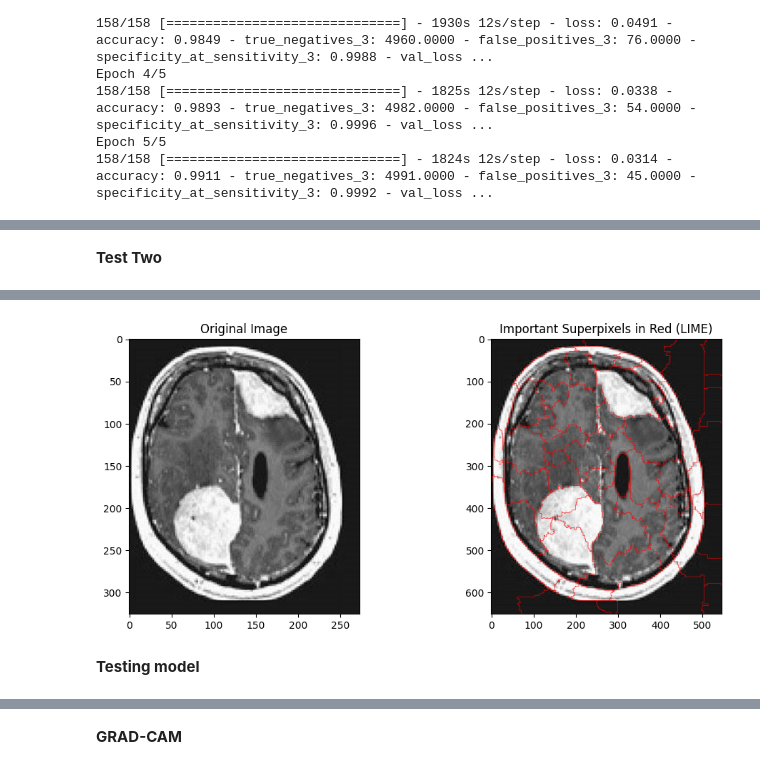
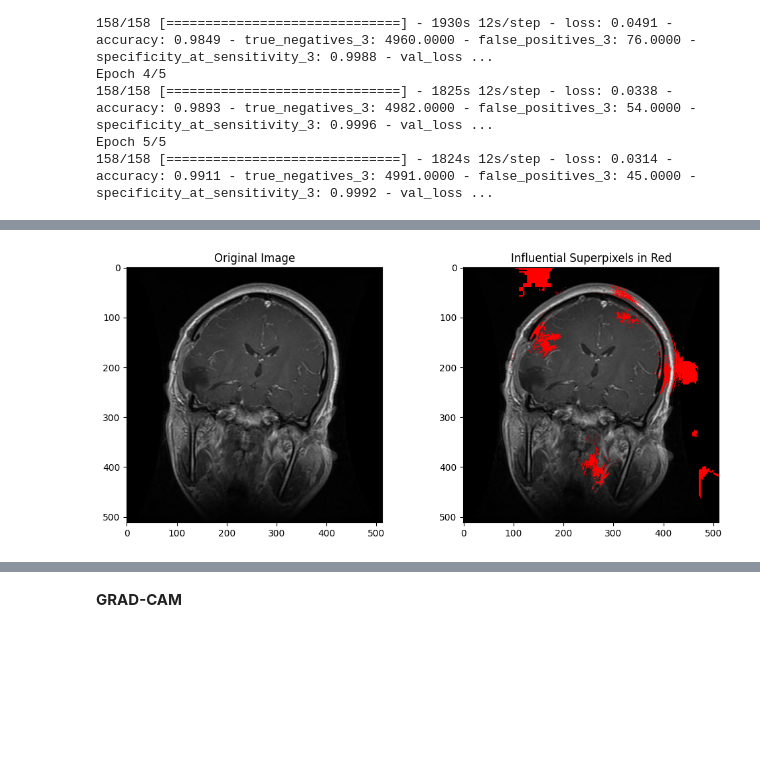
Before and after one commit to barta3235/working_model_resnet, a Jupyter notebook: working_model_resnet.ipynb, the cells around one changed output, grey strips where cells are left out. Saved outputs shown, nothing was run; the diff lists cells and outputs as text; code cells hidden in the pictures; blank space fills up the shorter version.

Commit message:
edited, SHAP, LIME,GRAD_CAM added

```diff
--- a/working_model_resnet.ipynb
+++ b/working_model_resnet.ipynb
@@ -487,9 +231,14 @@ WARNING:matplotlib.image:Clipping input data to the valid range for imshow with
 import tensorflow as tf
 import numpy as np
 from skimage.segmentation import mark_boundaries
+!pip install lime
 from lime.lime_image import LimeImageExplainer
-import cv2  # Import OpenCV for image processing
+import cv2
 import matplotlib.pyplot as plt
+
+# Load your pre-trained model
+model_path = '/content/drive/MyDrive/work_temp/model_resnet_new'  # Update with your model path
+model = tf.keras.models.load_model(model_path)
 
 def predict_fn(images):
     images = np.array([cv2.resize(img, (224, 224)) for img in images])
@@ -499,12 +248,12 @@ def predict_fn(images):
 explainer = LimeImageExplainer()
 
 sample_index = 0
-selected_image_path = '/content/drive/MyDrive/sampleImagesToTest/48 no.jpeg'  # Specify the file path to the image
+selected_image_path = '/content/drive/MyDrive/BadDay/Y2N (3007).jpg'  # Specify the file path to the image
 selected_label = 'Y'
 
 selected_image = cv2.imread(selected_image_path)  # Load the image using OpenCV
 
-explanation = explainer.explain_instance(selected_image, predict_fn, top_labels=1, num_samples=100)
+explanation = explainer.explain_instance(selected_image, predict_fn, top_labels=1, num_samples=1000)
 
 perturbed_image = explanation.segments
 
@@ -535,16 +308,12 @@ WARNING:matplotlib.image:Clipping input data to the valid range for imshow with
-# %% [markdown]
-**Test Two**
 # %%
 import tensorflow as tf
 import numpy as np
-from skimage.segmentation import mark_boundaries
-!pip install lime
-from lime.lime_image import LimeImageExplainer
 import cv2
 import matplotlib.pyplot as plt
+from lime.lime_image import LimeImageExplainer
 
 # Load your pre-trained model
-model_path = '/content/drive/MyDrive/work_temp/model_resnet_new'  # Update with your model path
+model_path = '/content/drive/MyDrive/work_temp/model_resnet_new'
 model = tf.keras.models.load_model(model_path)
 
 def predict_fn(images):
@@ -554,25 +323,30 @@ def predict_fn(images):
 
 explainer = LimeImageExplainer()
 
-sample_index = 0
-selected_image_path = '/content/drive/MyDrive/sampleImagesToTest/Y2N (21).jpg'  # Specify the file path to the image
-selected_label = 'Y'
+selected_image_path = '/content/drive/MyDrive/BadDay/Y2N (3007).jpg'
+selected_image = cv2.imread(selected_image_path)
 
-selected_image = cv2.imread(selected_image_path)  # Load the image using OpenCV
+# Get the explanation for the image
+explanation = explainer.explain_instance(selected_image.astype('double'), predict_fn, top_labels=1, num_samples=1000)
 
-explanation = explainer.explain_instance(selected_image, predict_fn, top_labels=1, num_samples=1000)
+# Retrieve the mask for the top 1 label and convert segments into full red color for influential superpixels
+label_to_explain = explanation.top_labels[0]
+temp, mask = explanation.get_image_and_mask(label_to_explain, positive_only=True, num_features=10, hide_rest=False)
 
-perturbed_image = explanation.segments
-
-superpixel_boundaries = mark_boundaries(selected_image, perturbed_image, color=(1, 0, 0), mode='subpixel')
+# Create a new image that overlays the important superpixels in red
+masked_image = selected_image.copy()
+for i in range(mask.shape[0]):
+    for j in range(mask.shape[1]):
+        if mask[i, j]:
+            masked_image[i, j] = [0, 0, 255]  # Red color in BGR format
 
 plt.figure(figsize=(12, 5))
 plt.subplot(1, 2, 1)
-plt.imshow(cv2.cvtColor(selected_image, cv2.COLOR_BGR2RGB))  # Convert BGR to RGB for correct display
+plt.imshow(cv2.cvtColor(selected_image, cv2.COLOR_BGR2RGB))
 plt.title('Original Image')
 
 plt.subplot(1, 2, 2)
-plt.imshow(superpixel_boundaries)
-plt.title('Important Superpixels in Red (LIME)')
+plt.imshow(cv2.cvtColor(masked_image, cv2.COLOR_BGR2RGB))
+plt.title('Influential Superpixels in Red')
 plt.show()
 # %% [output]
@@ -614,3 +370 @@ WARNING:matplotlib.image:Clipping input data to the valid range for imshow with
-[figure, old version]
+[figure, new version]
-# %% [markdown]
-**Testing model**
```
Also changed, not shown: parts of 25 cells of this notebook.
